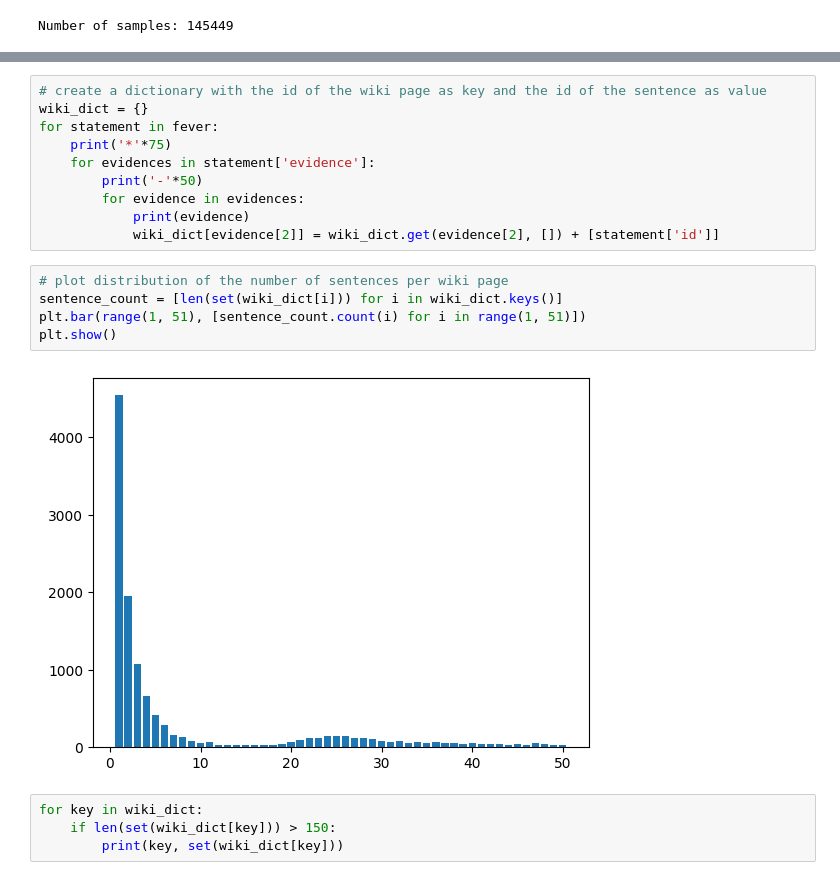
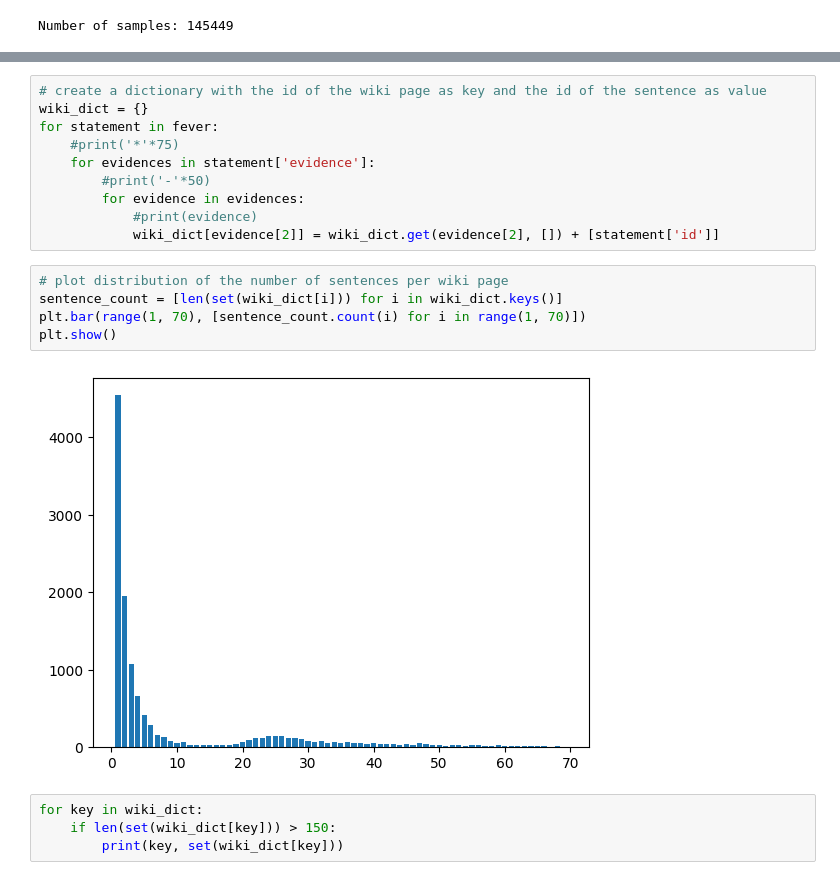
Before and after one commit to ignajgalloupm/tfm_disinformation, a Jupyter notebook: dataset_exploration.ipynb, the cells around one changed output, grey strips where cells are left out. Saved outputs shown, nothing was run; the diff lists cells and outputs as text.

```diff
--- a/dataset_exploration.ipynb
+++ b/dataset_exploration.ipynb
@@ -70,19 +85,19 @@ Number of samples: 12549
 # create a dictionary with the id of the wiki page as key and the id of the sentence as value
 wiki_dict = {}
 for statement in fever:
-    print('*'*75)
+    #print('*'*75)
     for evidences in statement['evidence']:
-        print('-'*50)
+        #print('-'*50)
         for evidence in evidences:
-            print(evidence)
+            #print(evidence)
             wiki_dict[evidence[2]] = wiki_dict.get(evidence[2], []) + [statement['id']]
 # %%
 # plot distribution of the number of sentences per wiki page
 sentence_count = [len(set(wiki_dict[i])) for i in wiki_dict.keys()]
-plt.bar(range(1, 51), [sentence_count.count(i) for i in range(1, 51)])
+plt.bar(range(1, 70), [sentence_count.count(i) for i in range(1, 70)])
 plt.show()
 # %% [output]
-[figure, old version]
+[figure, new version]
 # %%
 for key in wiki_dict:
     if len(set(wiki_dict[key])) > 150:
```
Also changed, not shown: parts of 2 cells of this notebook.
